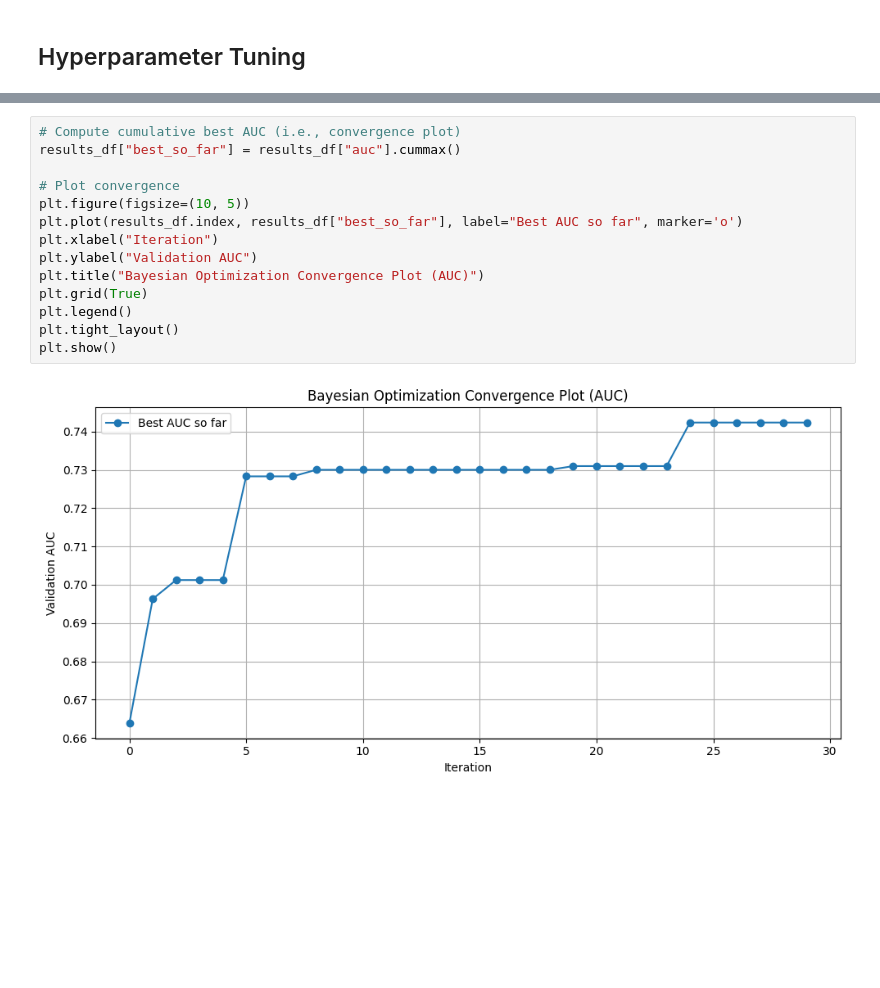
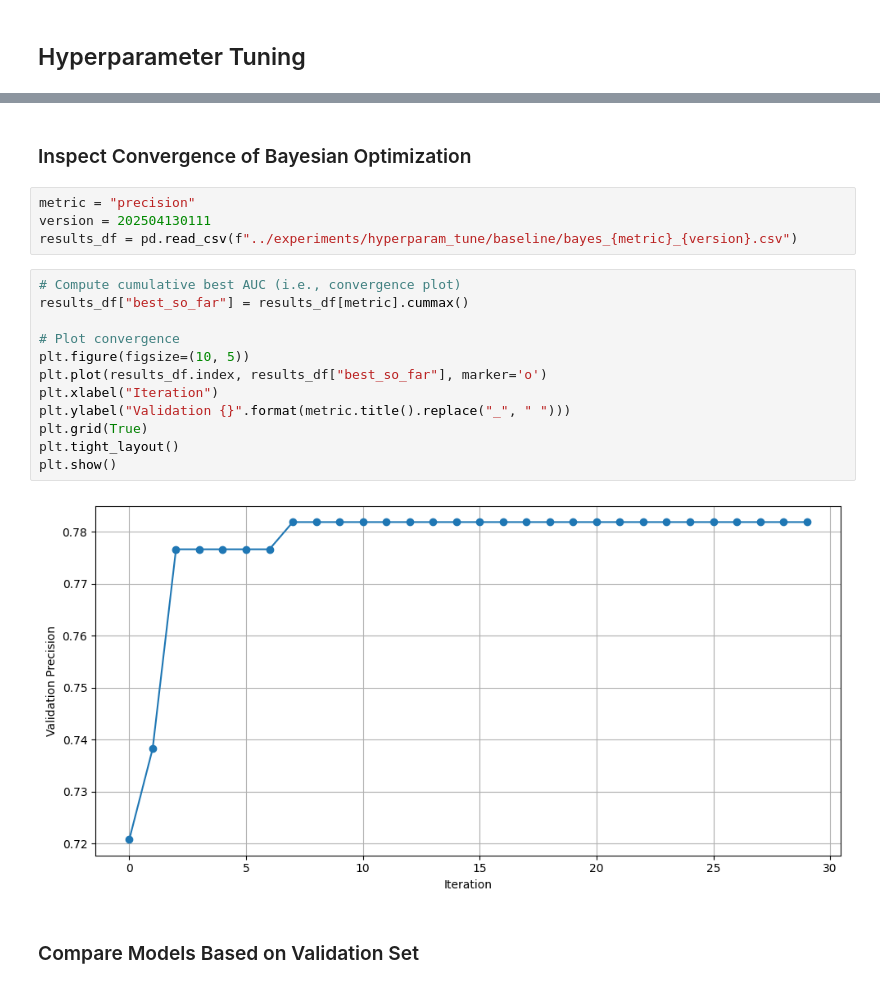
Before and after one commit to trinhkieuha/dp-shap-anomaly-detection, a Jupyter notebook: notebooks/03_Baseline_Model.ipynb, the cells around one changed output, grey strips where cells are left out. Saved outputs shown, nothing was run; the diff lists cells and outputs as text; blank space fills up the shorter version.

Commit message:
Select the best baseline model

```diff
--- a/notebooks/03_Baseline_Model.ipynb
+++ b/notebooks/03_Baseline_Model.ipynb
@@ -232,16 +199,22 @@ Performance: {'accuracy': 0.7716679759099241, 'precision': 0.4428518926865123, '
+# %% [markdown]
+### Inspect Convergence of Bayesian Optimization
+# %%
+metric = "precision"
+version = 202504130111
+results_df = pd.read_csv(f"../experiments/hyperparam_tune/baseline/bayes_{metric}_{version}.csv")
 # %%
 # Compute cumulative best AUC (i.e., convergence plot)
-results_df["best_so_far"] = results_df["auc"].cummax()
+results_df["best_so_far"] = results_df[metric].cummax()
 
 # Plot convergence
 plt.figure(figsize=(10, 5))
-plt.plot(results_df.index, results_df["best_so_far"], label="Best AUC so far", marker='o')
+plt.plot(results_df.index, results_df["best_so_far"], marker='o')
 plt.xlabel("Iteration")
-plt.ylabel("Validation AUC")
-plt.title("Bayesian Optimization Convergence Plot (AUC)")
+plt.ylabel("Validation {}".format(metric.title().replace("_", " ")))
 plt.grid(True)
-plt.legend()
 plt.tight_layout()
 plt.show()
 # %% [output]
-[figure, old version]
+[figure, new version]
+# %% [markdown]
+### Compare Models Based on Validation Set
```
Also changed, not shown: parts of 9 cells of this notebook.
